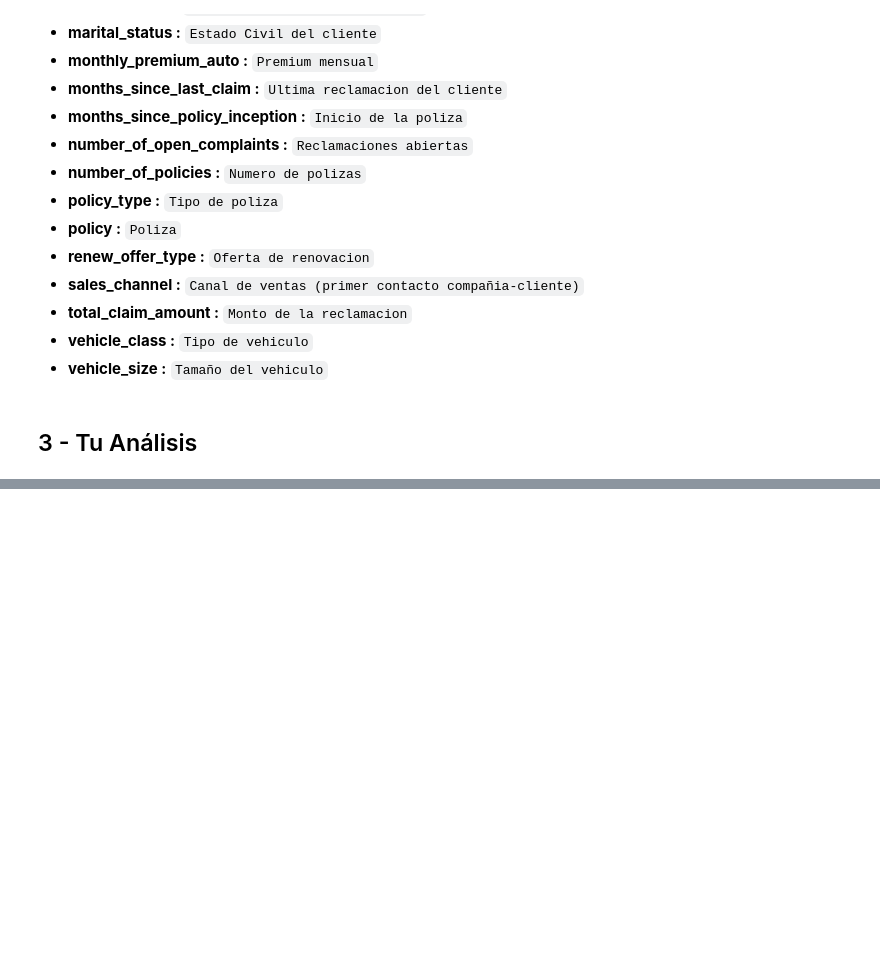
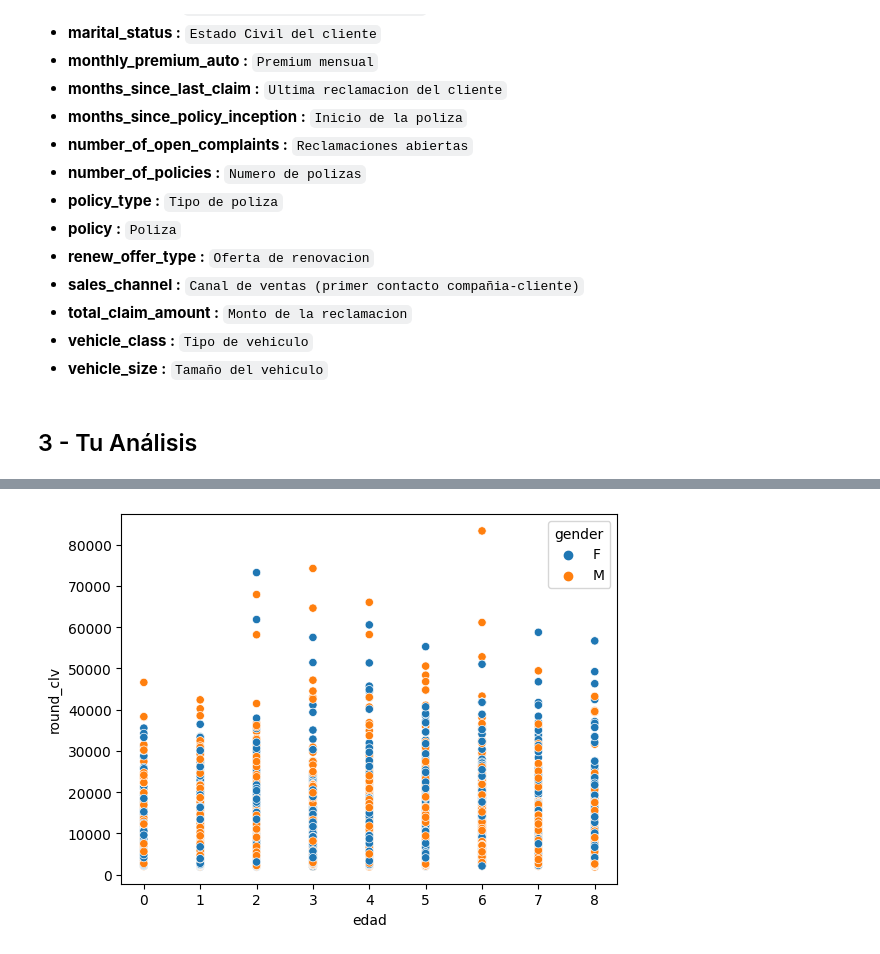
Before and after one commit to GammaTechData/Challenge-4_Real_business_case, a Jupyter notebook: main.ipynb, the cells around one changed output, grey strips where cells are left out. Cells and saved outputs as stored; diff of their text form; code cells hidden in the pictures; blank space fills up the shorter version.

```diff
--- a/main.ipynb
+++ b/main.ipynb
@@ -68,0 +241,4 @@ data.head()
+# %%
+sns.scatterplot(y="round_clv", x="edad", hue="gender",data=data);
+# %% [output]
+[figure, added]
```
Also changed, not shown: parts of 58 cells of this notebook.
